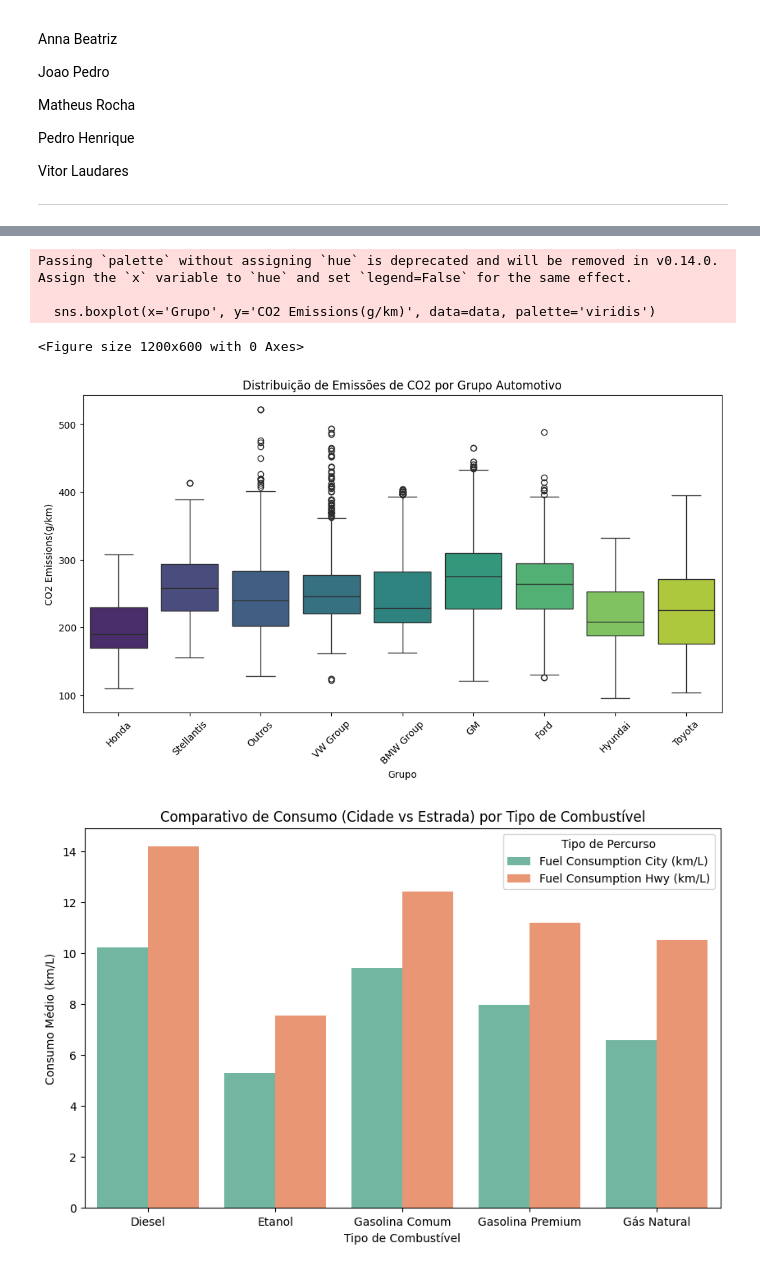
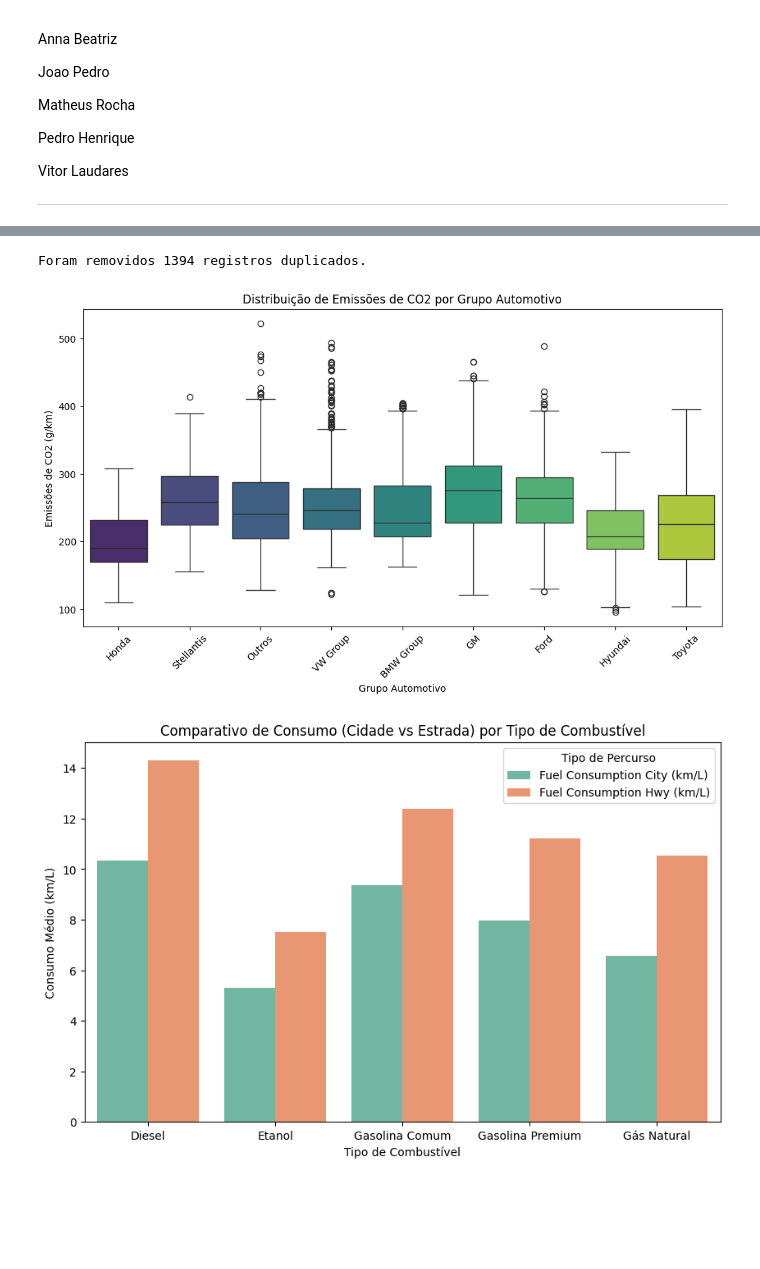
Before and after one commit to vitor-laudares/Trabalho-Final-Py_Stellantis, a Jupyter notebook: trabalho_final_py_stellantis.ipynb, the cells around one changed output, grey strips where cells are left out. Saved outputs shown, nothing was run; the diff lists cells and outputs as text; code cells hidden in the pictures; blank space fills up the shorter version.

Commit message:
20260309 - Teste das Visualizações

```diff
--- a/trabalho_final_py_stellantis.ipynb
+++ b/trabalho_final_py_stellantis.ipynb
@@ -92,4 +71,20 @@ memory usage: 692.5+ KB
 # %%
+total_antes = len(data)
+data_temp = data.copy()
+
+# Percorremos cada coluna e transformamos tudo para minúsculo
+for coluna in data_temp.columns:
+    data_temp[coluna] = data_temp[coluna].astype(str).str.lower()
+
+duplicatas = data_temp.duplicated()
+
+data = data[~duplicatas]
+
+# Print do resultado
+removidos = total_antes - len(data)
+print(f"Foram removidos {removidos} registros duplicados.")
+
+
 # Conversão de L/100km para km/L
 colunas_consumo = ['Fuel Consumption City (L/100 km)',
                    'Fuel Consumption Hwy (L/100 km)',
@@ -130,44 +125,50 @@ hyundai_marcas = ['HYUNDAI', 'KIA', 'GENESIS']
 bmw_marcas = ['BMW', 'MINI', 'ROLLS-ROYCE']
 ford_marcas = ['FORD', 'LINCOLN']
 honda_marcas = ['HONDA', 'ACURA']
+# %% [output]
+Foram removidos 1394 registros duplicados.
 # %%
 lista_de_grupos = []
 for marca in data['Make']:
     if marca in stellantis_marcas:
         lista_de_grupos.append('Stellantis')
     elif marca in gm_marcas:
         lista_de_grupos.append('GM')
     elif marca in vw_marcas:
         lista_de_grupos.append('VW Group')
     elif marca in toyota_marcas:
         lista_de_grupos.append('Toyota')
     elif marca in hyundai_marcas:
         lista_de_grupos.append('Hyundai')
     elif marca in bmw_marcas:
         lista_de_grupos.append('BMW Group')
     elif marca in ford_marcas:
         lista_de_grupos.append('Ford')
     elif marca in honda_marcas:
         lista_de_grupos.append('Honda')
     else:
         lista_de_grupos.append('Outros')
 
 data['Grupo'] = lista_de_grupos
 
 plt.figure(figsize=(12, 6))
 
-plt.figure(figsize=(12, 6))
-sns.boxplot(x='Grupo', y='CO2 Emissions(g/km)', data=data, palette='viridis')
+sns.boxplot(
+    x='Grupo',
+    y='CO2 Emissions(g/km)',
+    data=data,
+    palette='viridis',
+    hue='Grupo',
+    legend=False
+)
 
 plt.title('Distribuição de Emissões de CO2 por Grupo Automotivo')
 plt.xticks(rotation=45)
+plt.xlabel('Grupo Automotivo')
+plt.ylabel('Emissões de CO2 (g/km)')
 plt.show()
 # %% [output]
-Passing `palette` without assigning `hue` is deprecated and will be removed in v0.14.0. Assign the `x` variable to `hue` and set `legend=False` for the same effect.
-
-  sns.boxplot(x='Grupo', y='CO2 Emissions(g/km)', data=data, palette='viridis')
-<Figure size 1200x600 with 0 Axes>
-[figure, old version]
+[figure, new version]
 # %%
 dados_agrupados = data.groupby('Fuel Type')[['Fuel Consumption City (km/L)', 'Fuel Consumption Hwy (km/L)']].mean()
 
```
Also changed, not shown: parts of 5 cells of this notebook.
